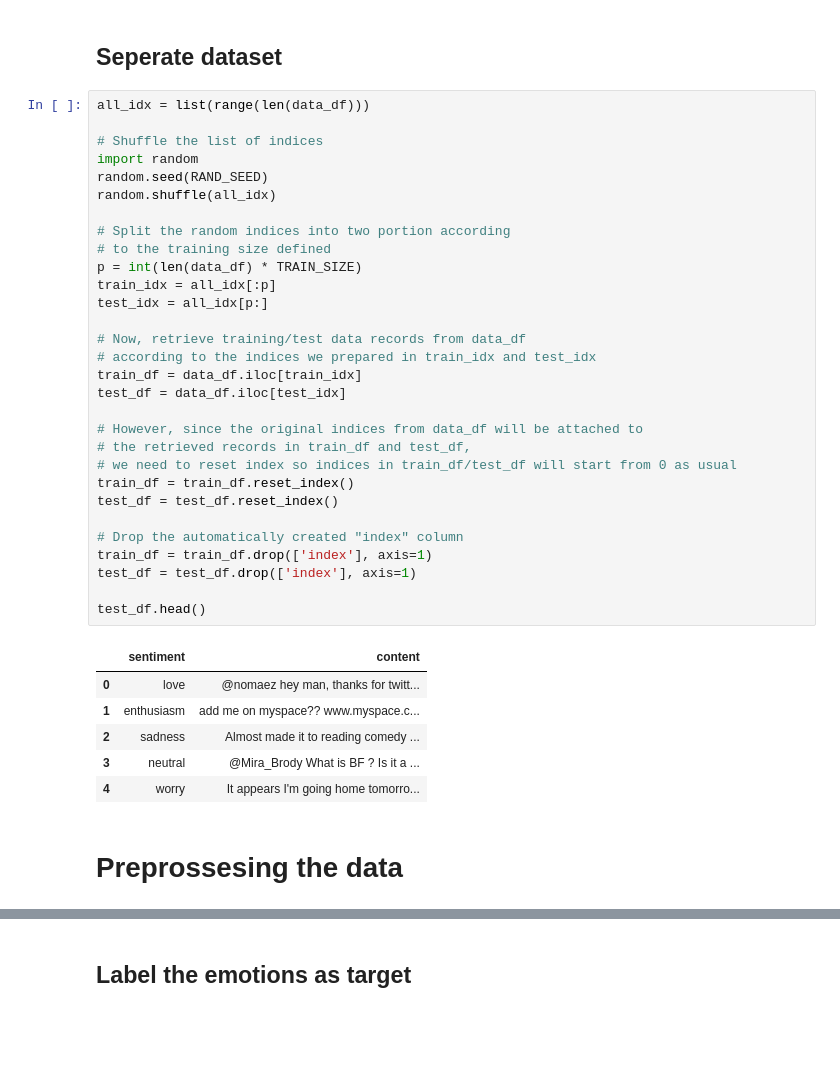
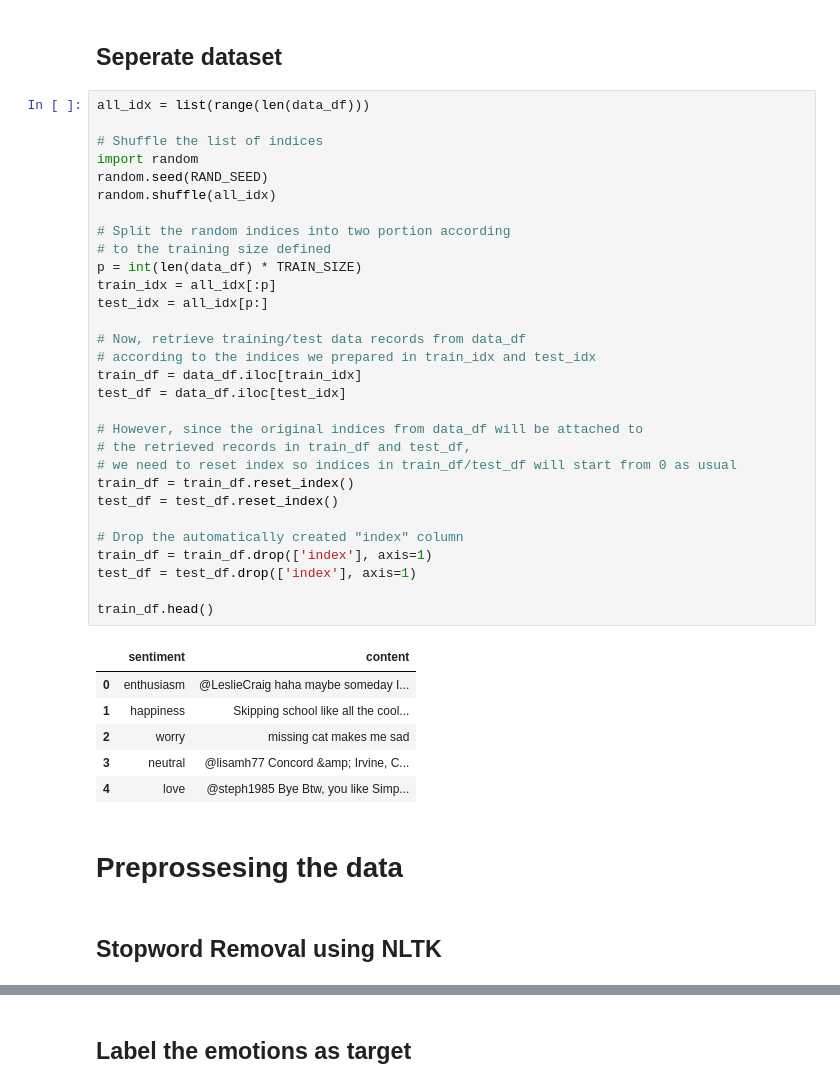
Before and after one commit to SaltwaterDev/comp3359-Emotion-Analysis, a Jupyter notebook: project_machine.ipynb, the cells around one changed output, grey strips where cells are left out. Cells and saved outputs as stored; diff of their text form; blank space fills up the shorter version.

```diff
--- a/project_machine.ipynb
+++ b/project_machine.ipynb
@@ -88,38 +92,40 @@ TRAIN_SIZE = 0.8
 all_idx = list(range(len(data_df)))
 
 # Shuffle the list of indices
 import random
 random.seed(RAND_SEED)
 random.shuffle(all_idx)
 
 # Split the random indices into two portion according
 # to the training size defined
 p = int(len(data_df) * TRAIN_SIZE)
 train_idx = all_idx[:p]
 test_idx = all_idx[p:]
 
 # Now, retrieve training/test data records from data_df
 # according to the indices we prepared in train_idx and test_idx
 train_df = data_df.iloc[train_idx]
 test_df = data_df.iloc[test_idx]
 
 # However, since the original indices from data_df will be attached to
 # the retrieved records in train_df and test_df,
 # we need to reset index so indices in train_df/test_df will start from 0 as usual
 train_df = train_df.reset_index()
 test_df = test_df.reset_index()
 
 # Drop the automatically created "index" column
 train_df = train_df.drop(['index'], axis=1)
 test_df = test_df.drop(['index'], axis=1)
 
-test_df.head()
+train_df.head()
 # %% [output]
 |  | sentiment | content |
-| 0 | love | @nomaez hey man, thanks for twitt... |
-| 1 | enthusiasm | add me on myspace?? www.myspace.c... |
-| 2 | sadness | Almost made it to reading comedy ... |
-| 3 | neutral | @Mira_Brody What is BF ? Is it a ... |
-| 4 | worry | It appears I'm going home tomorro... |
+| 0 | enthusiasm | @LeslieCraig haha maybe someday I... |
+| 1 | happiness | Skipping school like all the cool... |
+| 2 | worry | missing cat makes me sad |
+| 3 | neutral | @lisamh77 Concord &amp; Irvine, C... |
+| 4 | love | @steph1985 Bye Btw, you like Simp... |
 # %% [markdown]
 # Preprossesing the data
+# %% [markdown]
+## Stopword Removal using NLTK
```
Also changed, not shown: parts of 39 cells of this notebook.
